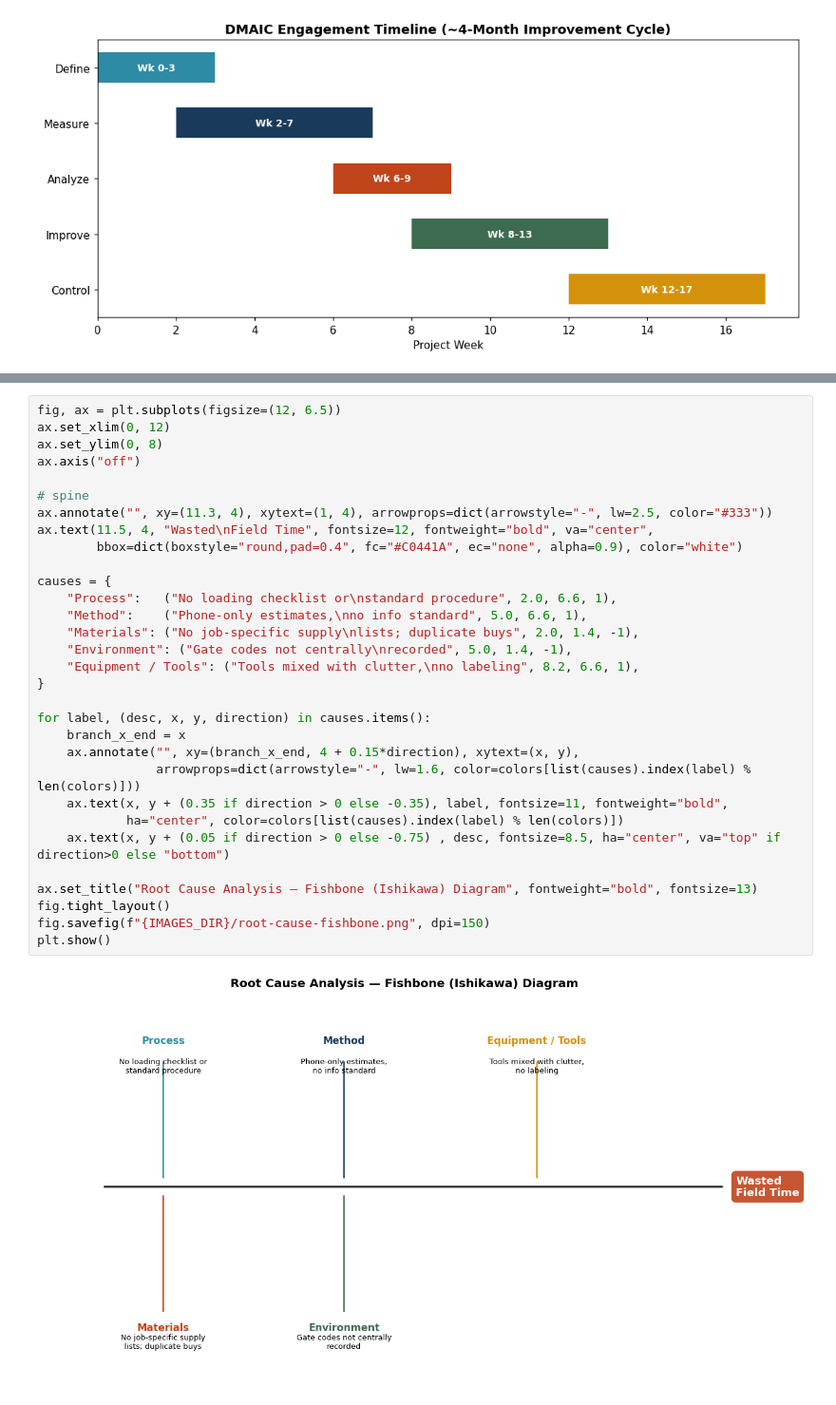
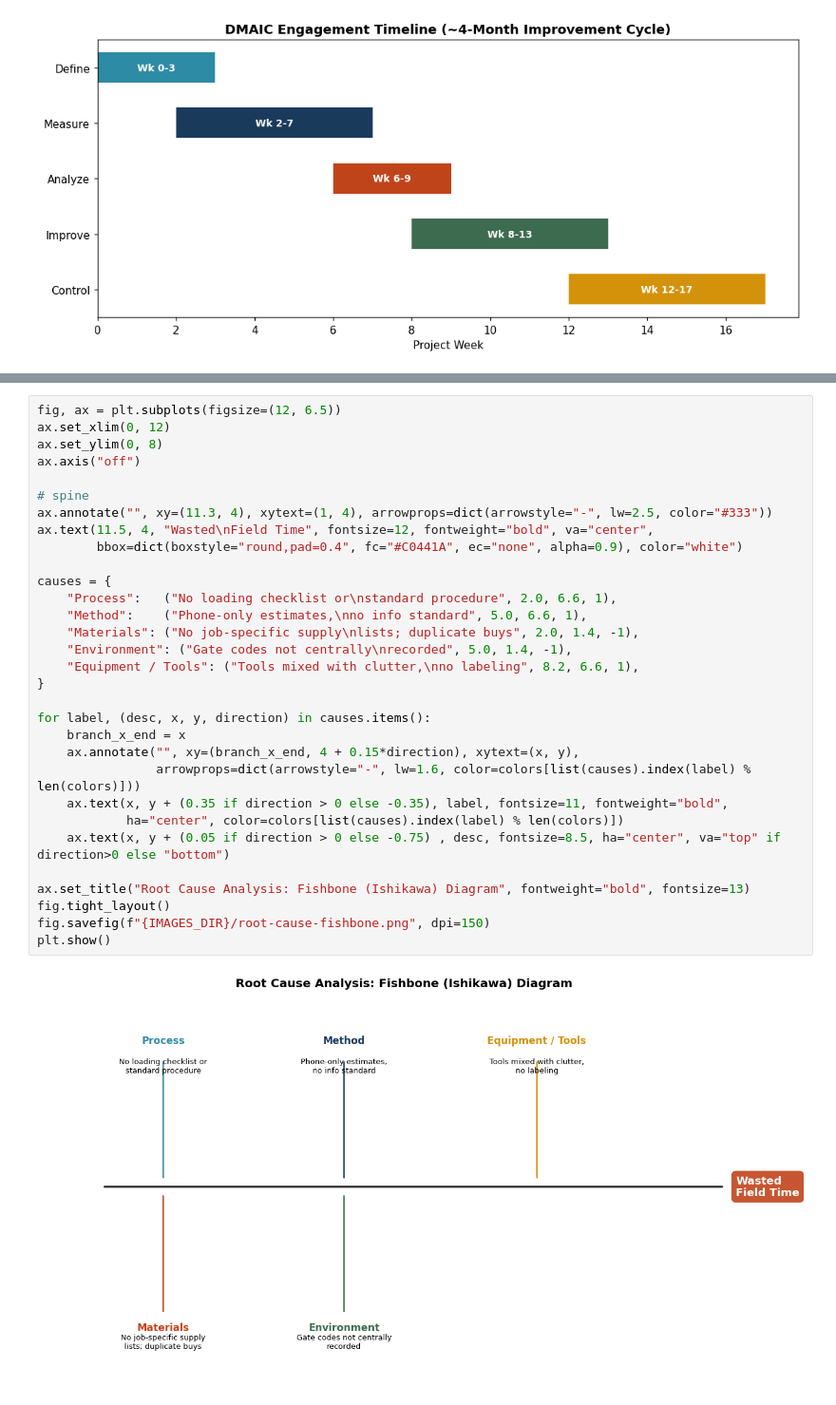
Before and after one commit to DAlanMtz/operations-dmaic-case-study, a Jupyter notebook: operations_dmaic_case_study.ipynb, the cells around one changed output, grey strips where cells are left out. Shown at 95% size. Drawn from its saved outputs; the diff is of its cells as text.

```diff
--- a/operations_dmaic_case_study.ipynb
+++ b/operations_dmaic_case_study.ipynb
@@ -153,33 +151,33 @@ low-tech 5S intervention appropriate rather than a staffing or capital investmen
 fig, ax = plt.subplots(figsize=(12, 6.5))
 ax.set_xlim(0, 12)
 ax.set_ylim(0, 8)
 ax.axis("off")
 
 # spine
 ax.annotate("", xy=(11.3, 4), xytext=(1, 4), arrowprops=dict(arrowstyle="-", lw=2.5, color="#333"))
 ax.text(11.5, 4, "Wasted\nField Time", fontsize=12, fontweight="bold", va="center",
         bbox=dict(boxstyle="round,pad=0.4", fc="#C0441A", ec="none", alpha=0.9), color="white")
 
 causes = {
     "Process":   ("No loading checklist or\nstandard procedure", 2.0, 6.6, 1),
     "Method":    ("Phone-only estimates,\nno info standard", 5.0, 6.6, 1),
     "Materials": ("No job-specific supply\nlists; duplicate buys", 2.0, 1.4, -1),
     "Environment": ("Gate codes not centrally\nrecorded", 5.0, 1.4, -1),
     "Equipment / Tools": ("Tools mixed with clutter,\nno labeling", 8.2, 6.6, 1),
 }
 
 for label, (desc, x, y, direction) in causes.items():
     branch_x_end = x
     ax.annotate("", xy=(branch_x_end, 4 + 0.15*direction), xytext=(x, y),
                 arrowprops=dict(arrowstyle="-", lw=1.6, color=colors[list(causes).index(label) % len(colors)]))
     ax.text(x, y + (0.35 if direction > 0 else -0.35), label, fontsize=11, fontweight="bold",
             ha="center", color=colors[list(causes).index(label) % len(colors)])
     ax.text(x, y + (0.05 if direction > 0 else -0.75) , desc, fontsize=8.5, ha="center", va="top" if direction>0 else "bottom")
 
-ax.set_title("Root Cause Analysis — Fishbone (Ishikawa) Diagram", fontweight="bold", fontsize=13)
+ax.set_title("Root Cause Analysis: Fishbone (Ishikawa) Diagram", fontweight="bold", fontsize=13)
 fig.tight_layout()
 fig.savefig(f"{IMAGES_DIR}/root-cause-fishbone.png", dpi=150)
 plt.show()
 # %% [output]
-[figure, old version]
+[figure, new version]
 # %% [markdown]
```
Also changed, not shown: parts of 17 cells of this notebook, 8 other files.
